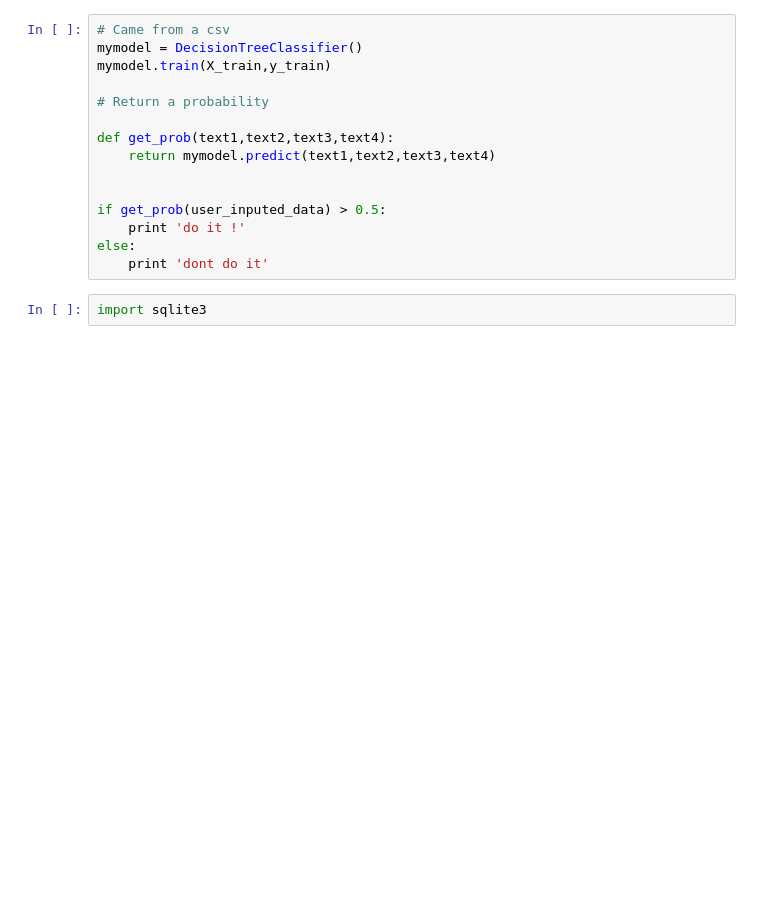
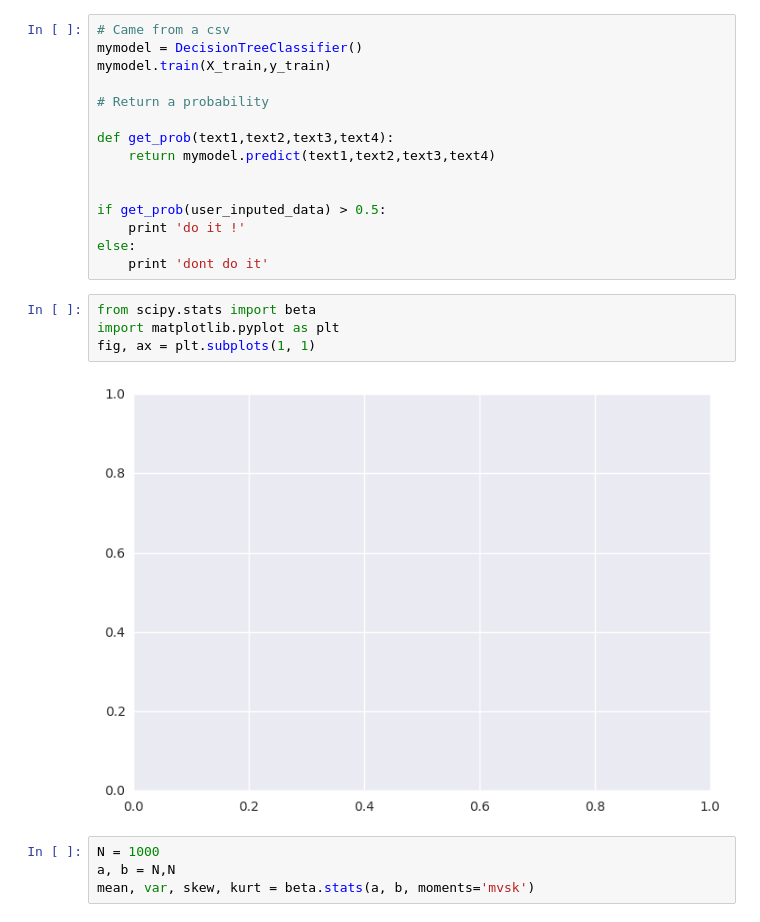
Before and after one commit to Columbia-Intro-Data-Science/APMAE4990-, a Jupyter notebook: notebooks/Lecture 10 - Time Series Forecasting.ipynb, the cells around one changed output. Cells and saved outputs as stored; diff of their text form; blank space fills up the shorter version.

```diff
--- a/notebooks/Lecture 10 - Time Series Forecasting.ipynb
+++ b/notebooks/Lecture 10 - Time Series Forecasting.ipynb
@@ -361,5 +361,13 @@ if get_prob(user_inputed_data) > 0.5:
     print 'do it !'
 else:
     print 'dont do it'
-# %%
-import sqlite3
+# %%
+from scipy.stats import beta
+import matplotlib.pyplot as plt
+fig, ax = plt.subplots(1, 1)
+# %% [output]
+[figure, added]
+# %%
+N = 1000
+a, b = N,N
+mean, var, skew, kurt = beta.stats(a, b, moments='mvsk')
```
Also changed, not shown: parts of 1 cell of this notebook, 2 other files.
